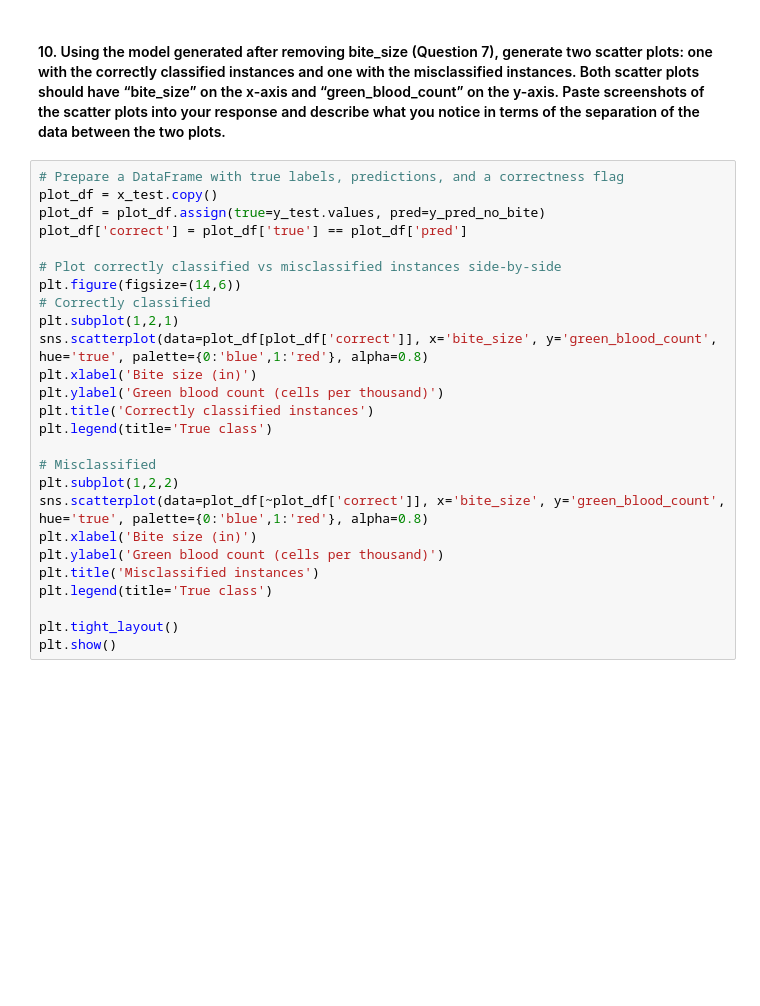
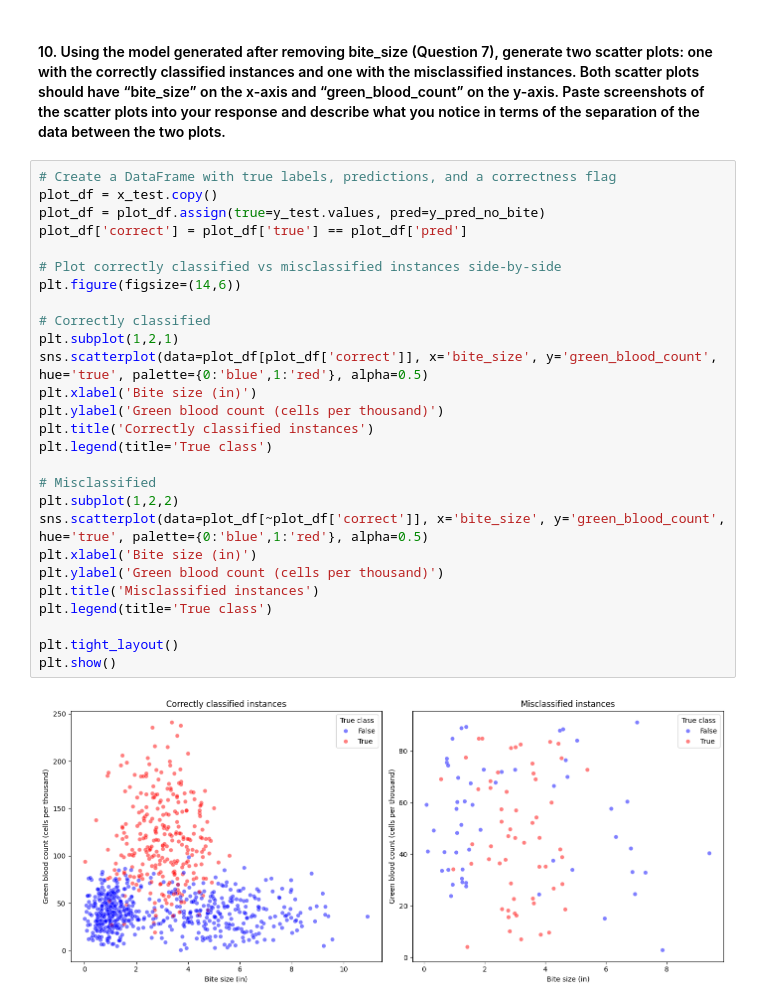
Before and after one commit to AEnyioko/Zombie, a Jupyter notebook: Zombie Project.ipynb, the cells around one changed output. Drawn from its saved outputs; the diff is of its cells as text; blank space fills up the shorter version.

```diff
--- a/Zombie Project.ipynb
+++ b/Zombie Project.ipynb
@@ -200,28 +261,31 @@ The models looks the same, despite the training set being tripled.
 # %% [markdown]
 #### 10. Using the model generated after removing bite_size (Question 7), generate two scatter plots: one with the correctly classified instances and one with the misclassified instances. Both scatter plots should have “bite_size” on the x-axis and “green_blood_count” on the y-axis. Paste screenshots of the scatter plots into your response and describe what you notice in terms of the separation of the data between the two plots.
 # %%
-# Prepare a DataFrame with true labels, predictions, and a correctness flag
+# Create a DataFrame with true labels, predictions, and a correctness flag
 plot_df = x_test.copy()
 plot_df = plot_df.assign(true=y_test.values, pred=y_pred_no_bite)
 plot_df['correct'] = plot_df['true'] == plot_df['pred']
 
 # Plot correctly classified vs misclassified instances side-by-side
 plt.figure(figsize=(14,6))
+
 # Correctly classified
 plt.subplot(1,2,1)
-sns.scatterplot(data=plot_df[plot_df['correct']], x='bite_size', y='green_blood_count', hue='true', palette={0:'blue',1:'red'}, alpha=0.8)
+sns.scatterplot(data=plot_df[plot_df['correct']], x='bite_size', y='green_blood_count', hue='true', palette={0:'blue',1:'red'}, alpha=0.5)
 plt.xlabel('Bite size (in)')
 plt.ylabel('Green blood count (cells per thousand)')
 plt.title('Correctly classified instances')
 plt.legend(title='True class')
 
 # Misclassified
 plt.subplot(1,2,2)
-sns.scatterplot(data=plot_df[~plot_df['correct']], x='bite_size', y='green_blood_count', hue='true', palette={0:'blue',1:'red'}, alpha=0.8)
+sns.scatterplot(data=plot_df[~plot_df['correct']], x='bite_size', y='green_blood_count', hue='true', palette={0:'blue',1:'red'}, alpha=0.5)
 plt.xlabel('Bite size (in)')
 plt.ylabel('Green blood count (cells per thousand)')
 plt.title('Misclassified instances')
 plt.legend(title='True class')
 
 plt.tight_layout()
 plt.show()
+# %% [output]
+[figure, added]
```
Also changed, not shown: parts of 13 cells of this notebook.
